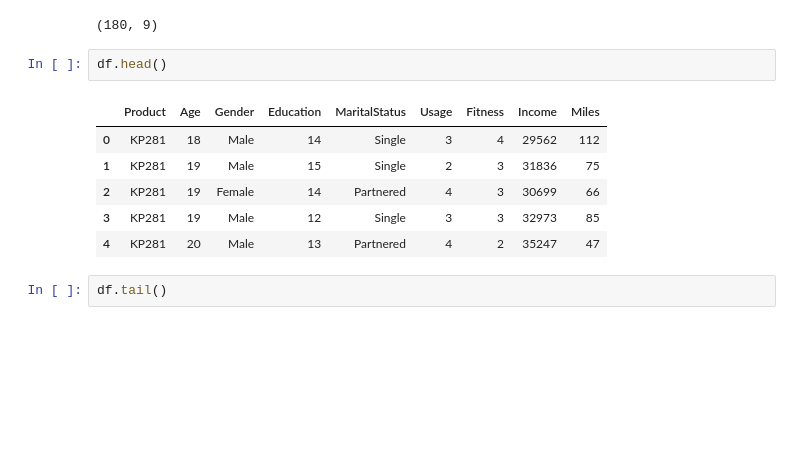
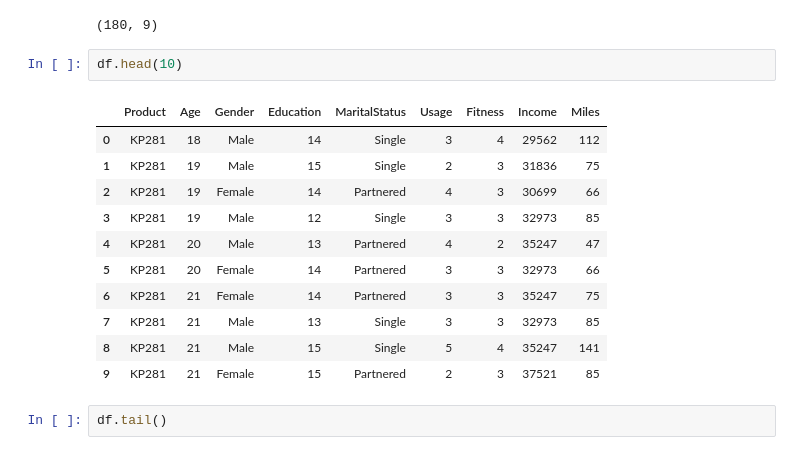
Before and after one commit to gvaishali52/coding_ninja, a Jupyter notebook: projects/aerofit_treadmill/aerofit_treadmill.ipynb, the cells around one changed output. Drawn from its saved outputs; the diff is of its cells as text; blank space fills up the shorter version.

```diff
--- a/projects/aerofit_treadmill/aerofit_treadmill.ipynb
+++ b/projects/aerofit_treadmill/aerofit_treadmill.ipynb
@@ -97,14 +97,19 @@ df.shape
 # %% [output]
 (180, 9)
 # %%
-df.head()
+df.head(10)
 # %% [output]
 |  | Product | Age | Gender | Education | MaritalStatus | Usage | Fitness | Income | Miles |
 | 0 | KP281 | 18 | Male | 14 | Single | 3 | 4 | 29562 | 112 |
 | 1 | KP281 | 19 | Male | 15 | Single | 2 | 3 | 31836 | 75 |
 | 2 | KP281 | 19 | Female | 14 | Partnered | 4 | 3 | 30699 | 66 |
 | 3 | KP281 | 19 | Male | 12 | Single | 3 | 3 | 32973 | 85 |
 | 4 | KP281 | 20 | Male | 13 | Partnered | 4 | 2 | 35247 | 47 |
+| 5 | KP281 | 20 | Female | 14 | Partnered | 3 | 3 | 32973 | 66 |
+| 6 | KP281 | 21 | Female | 14 | Partnered | 3 | 3 | 35247 | 75 |
+| 7 | KP281 | 21 | Male | 13 | Single | 3 | 3 | 32973 | 85 |
+| 8 | KP281 | 21 | Male | 15 | Single | 5 | 4 | 35247 | 141 |
+| 9 | KP281 | 21 | Female | 15 | Partnered | 2 | 3 | 37521 | 85 |
 # %%
 df.tail()
 # %% [output]
```
